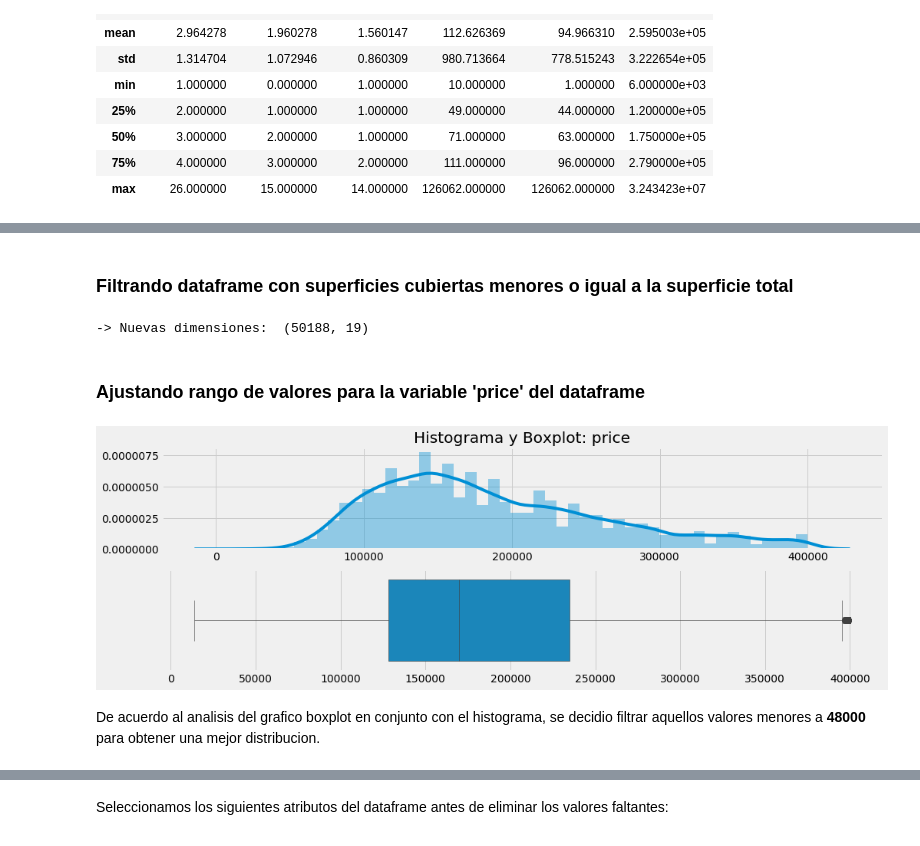
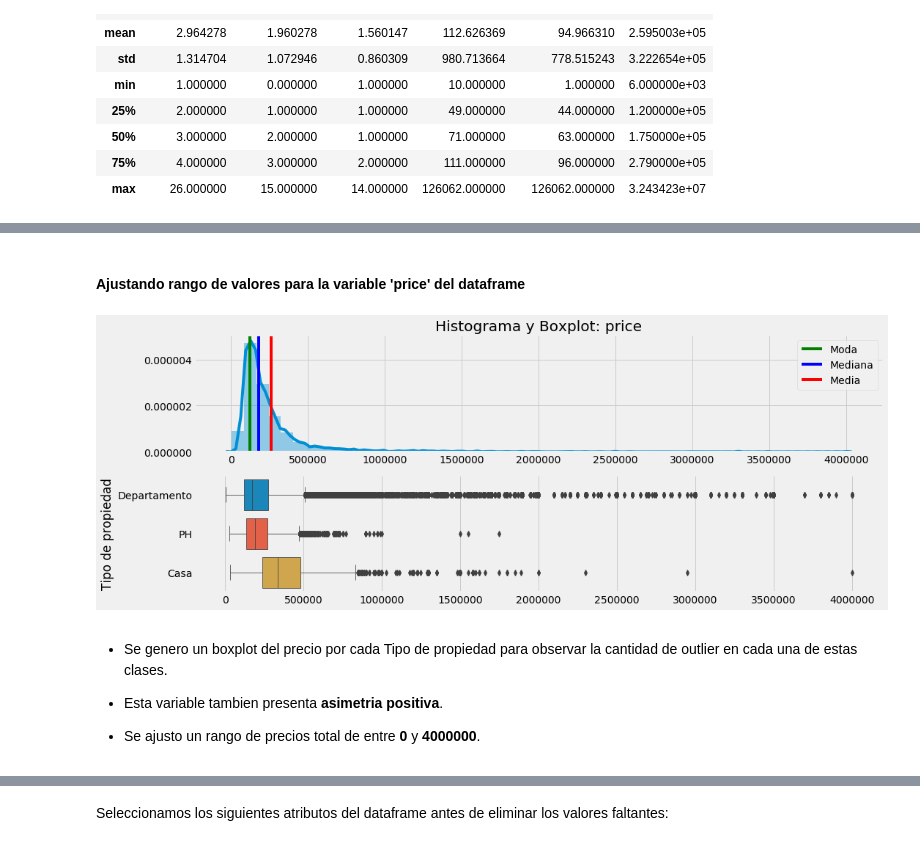
Before and after one commit to edcalderin/Mercado_inmobiliario, a Jupyter notebook: mercado_inmobiliario.ipynb, the cells around one changed output, grey strips where cells are left out. Drawn from its saved outputs; the diff is of its cells as text; code cells hidden in the pictures.

```diff
--- a/mercado_inmobiliario.ipynb
+++ b/mercado_inmobiliario.ipynb
@@ -43,0 +58,3 @@ data.rename(columns={'l2':'region', 'l3':'neighborhood'}, inplace=True)
+# %%
+data.drop(columns=INDISTINCT_COLUMNS+['created_on'], inplace=True)
+data.shape
@@ -121,9 +148,9 @@ Utils.split_barplot('l3', data, 3)
 [figure]
 # %%
-maxPropertyTypes=propertyTypes.keys()[:3]
+maxPropertyTypes = propertyTypes.keys()[:3]
 print('-> Propiedas con mas publicaciones: {}\n'.format(maxPropertyTypes))
 
-maxRegion=data['l2'].value_counts().keys()[0]
+maxRegion = data['region'].value_counts().keys()[0]
 print('-> Region con mas publicaciones: {}\n'.format(maxRegion))
 # %% [output]
 -> Propiedas con mas publicaciones: Index(['Departamento', 'Casa', 'PH'], dtype='object')
@@ -134,7 +183,7 @@ __<font color='red'>NOTA: Ejecutar esta celda para restablecer los valores del d
 # %% [markdown]
 Se ejecutara el primer filtro en un nuevo dataframe que se utilizara en las proximas celdas:
 # %%
-with pd.enable()
-dataFiltered=data[data['property_type'].isin(maxPropertyTypes) & (data['l2'] == maxRegion) ]
+dataFiltered = data[data['property_type'].isin(
+    maxPropertyTypes) & (data['region'] == maxRegion)]
 print('-> Nuevas dimensiones: ', dataFiltered.shape)
 # %% [output]
@@ -177,20 +249,16 @@ print('-> Nuevas dimensiones: ', dataFiltered.shape)
-# %% [markdown]
-### Filtrando dataframe con superficies cubiertas menores o igual a la superficie total
-# %%
-dataFiltered=dataFiltered.query('surface_covered < surface_total')
-print('-> Nuevas dimensiones: ', dataFiltered.shape)
-# %% [output]
--> Nuevas dimensiones:  (50188, 19)
 # %% [markdown]
-### Ajustando rango de valores para la variable 'price' del dataframe
+#### Ajustando rango de valores para la variable 'price' del dataframe
 # %%
-MIN_PRICE, MAX_PRICE = 0, 400000
+MIN_PRICE, MAX_PRICE = 0, 4000000
 Utils.plot_distribution(column_name='price', max_pivot=MAX_PRICE, dataframe=dataFiltered)
-plt.savefig('images/hisprice.png')
 # %% [output]
-[figure, old version]
+[figure, new version]
-# %% [markdown]
-De acuerdo al analisis del grafico boxplot en conjunto con el histograma, se decidio filtrar aquellos valores menores a **48000** para obtener una mejor distribucion.
+# %% [markdown]
+* Se genero un boxplot del precio por cada Tipo de propiedad para observar la cantidad de outlier en cada una de estas clases.
+
+* Esta variable tambien presenta **asimetria positiva**.
+
+* Se ajusto un rango de precios total de entre **0** y **4000000**.
 # %%
 dataFiltered = dataFiltered.query(f'{MIN_PRICE} <= price <=  {MAX_PRICE}')
 print('-> Nuevas dimensiones: ', dataFiltered.shape)
```
Also changed, not shown: parts of 57 cells of this notebook, 6 other files.
